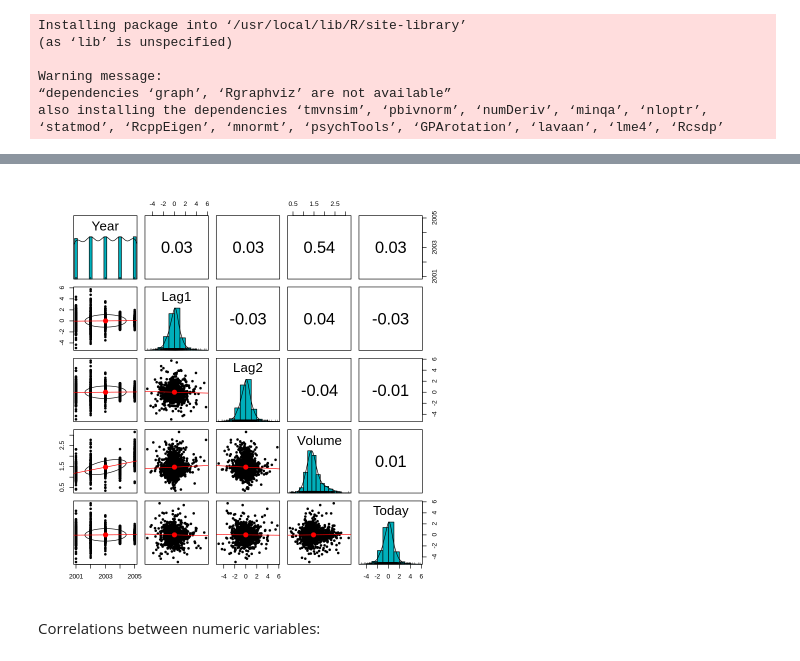
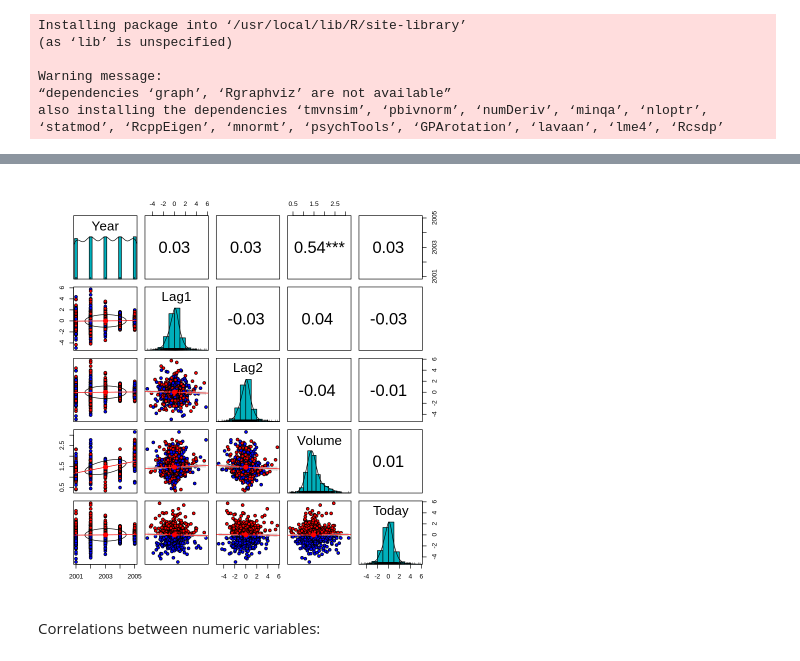
Before and after one commit to jabascal/notes-on-machine-learning, a Jupyter notebook: classification_example_R_SP500.ipynb, the cells around one changed output, grey strips where cells are left out. Saved outputs shown, nothing was run; the diff lists cells and outputs as text; code cells hidden in the pictures.

```diff
--- a/classification_example_R_SP500.ipynb
+++ b/classification_example_R_SP500.ipynb
@@ -62,13 +61,17 @@ also installing the dependencies ‘tmvnsim’, ‘pbivnorm’, ‘numDeriv’,
 # %%
 pairs.panels(Smarket[,c(1,2,3,7,8)],
+             pch = 21, # dot shape needed for color grouping
+             bg =c("blue","red")[Smarket$Direction],
              method = "pearson", # correlation method
-             hist.col = "#00AFBB",
+             hist.col = "#00AFBB", # color
              lm=TRUE, # lin fit
              density = TRUE,  # show density plots
-             ellipses = TRUE # show correlation ellipses
+             ellipses = TRUE, # show correlation ellipses
+             stars = TRUE, # show significant correlation with astricks
+             ci = TRUE, # confidence intervals
 )
 # %% [output]
-[figure, old version]
+[figure, new version]
 # %% [markdown]
 Correlations between numeric variables:
 # %%
```
Also changed, not shown: parts of 19 cells of this notebook.
